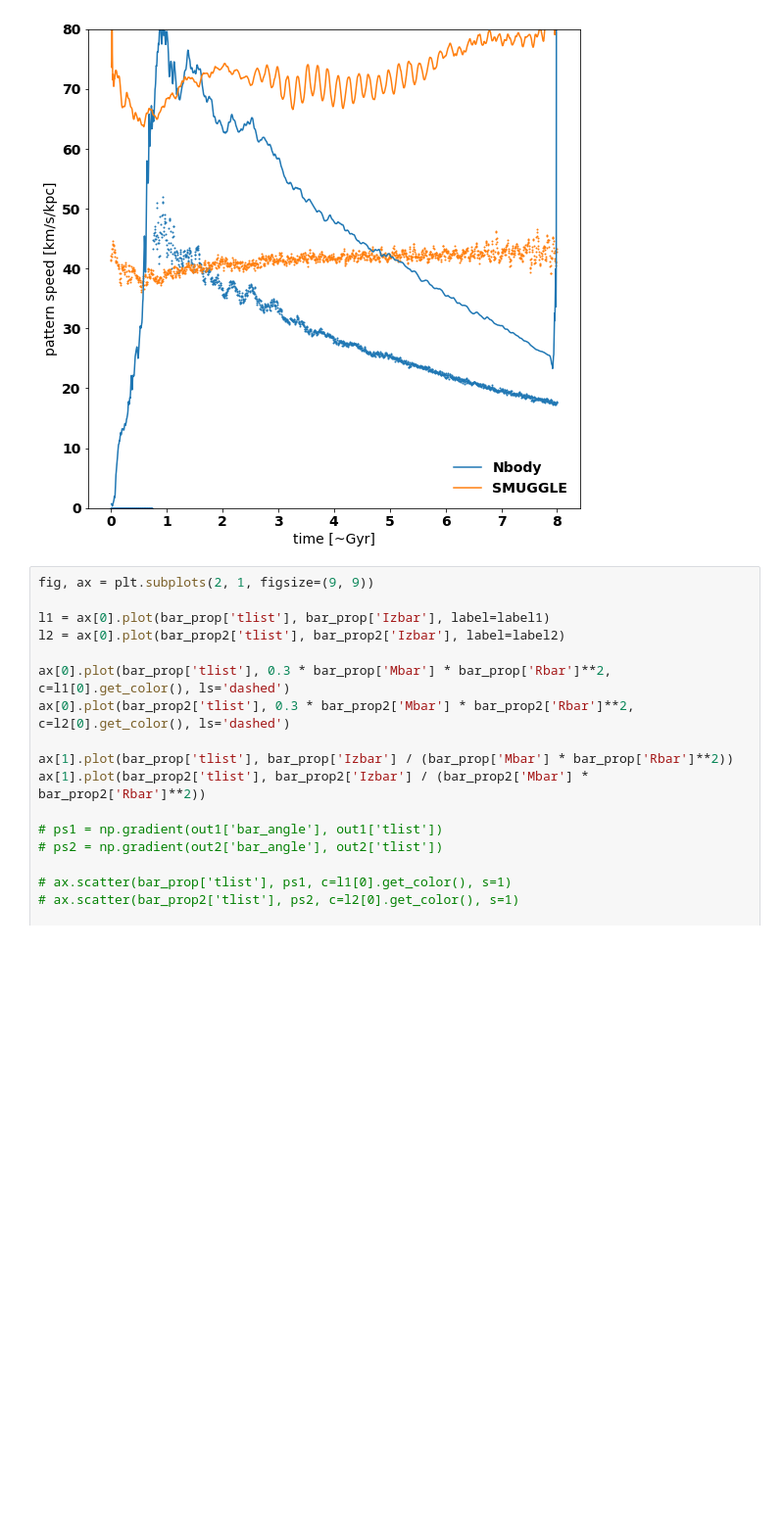
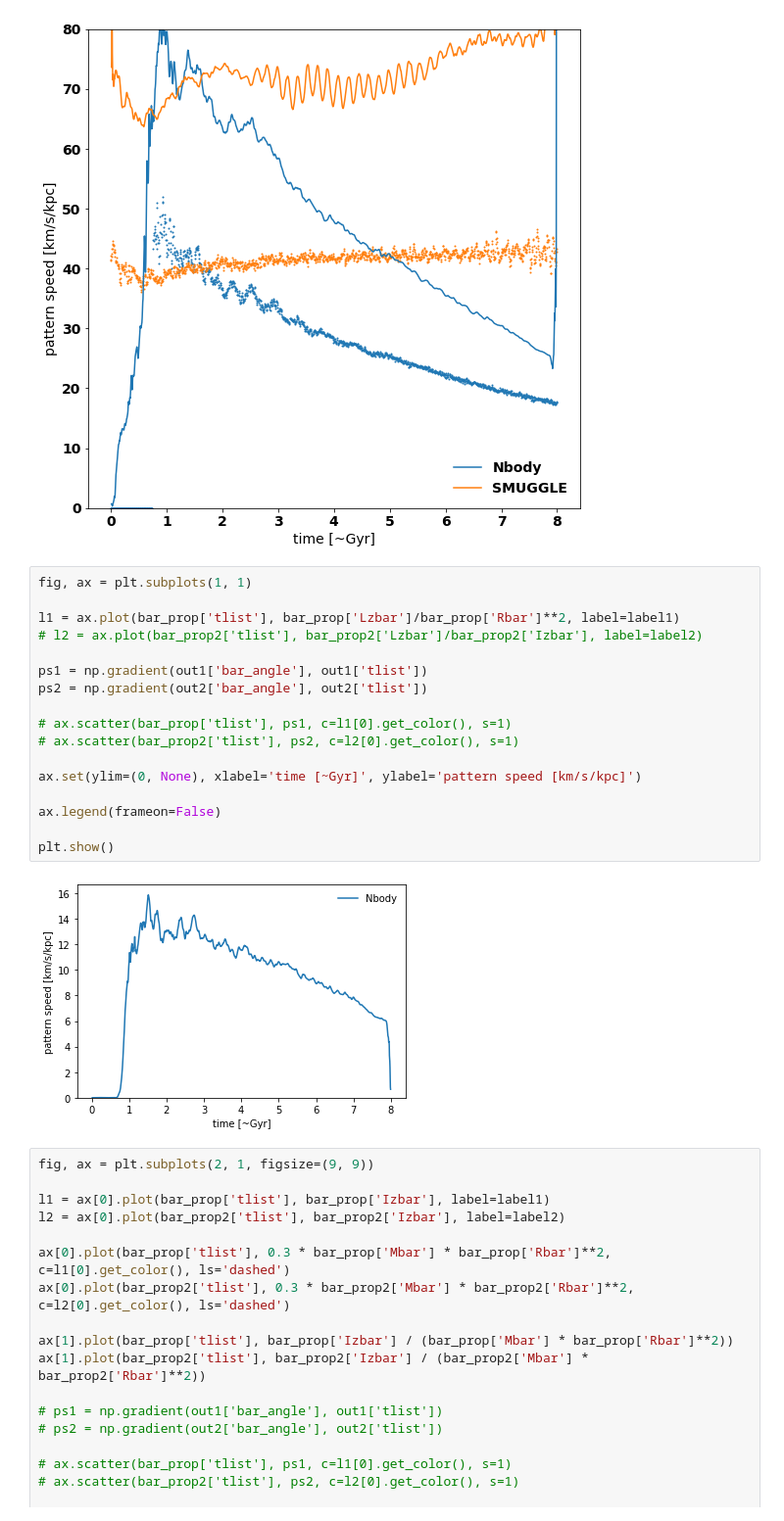
Before and after one commit to gusbeane/gasbar, a Jupyter notebook: dev/notebooks/bar_prop.ipynb, the cells around one changed output. Shown at 98% size. Drawn from its saved outputs; the diff is of its cells as text; blank space fills up the shorter version.

```diff
--- a/dev/notebooks/bar_prop.ipynb
+++ b/dev/notebooks/bar_prop.ipynb
@@ -167,6 +167,25 @@ ax.legend(frameon=False)
 plt.show()
 # %% [output]
 [figure]
+# %%
+fig, ax = plt.subplots(1, 1)
+
+l1 = ax.plot(bar_prop['tlist'], bar_prop['Lzbar']/bar_prop['Rbar']**2, label=label1)
+# l2 = ax.plot(bar_prop2['tlist'], bar_prop2['Lzbar']/bar_prop2['Izbar'], label=label2)
+
+ps1 = np.gradient(out1['bar_angle'], out1['tlist'])
+ps2 = np.gradient(out2['bar_angle'], out2['tlist'])
+
+# ax.scatter(bar_prop['tlist'], ps1, c=l1[0].get_color(), s=1)
+# ax.scatter(bar_prop2['tlist'], ps2, c=l2[0].get_color(), s=1)
+
+ax.set(ylim=(0, None), xlabel='time [~Gyr]', ylabel='pattern speed [km/s/kpc]')
+
+ax.legend(frameon=False)
+
+plt.show()
+# %% [output]
+[figure, added]
 # %%
 fig, ax = plt.subplots(2, 1, figsize=(9, 9))
 
```
Also changed, not shown: parts of 3 cells of this notebook, 11 other files.
